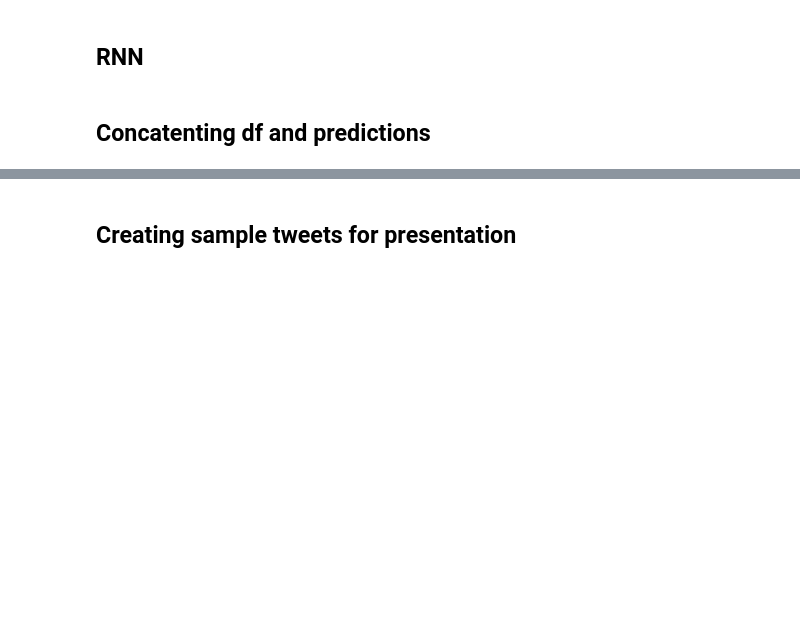
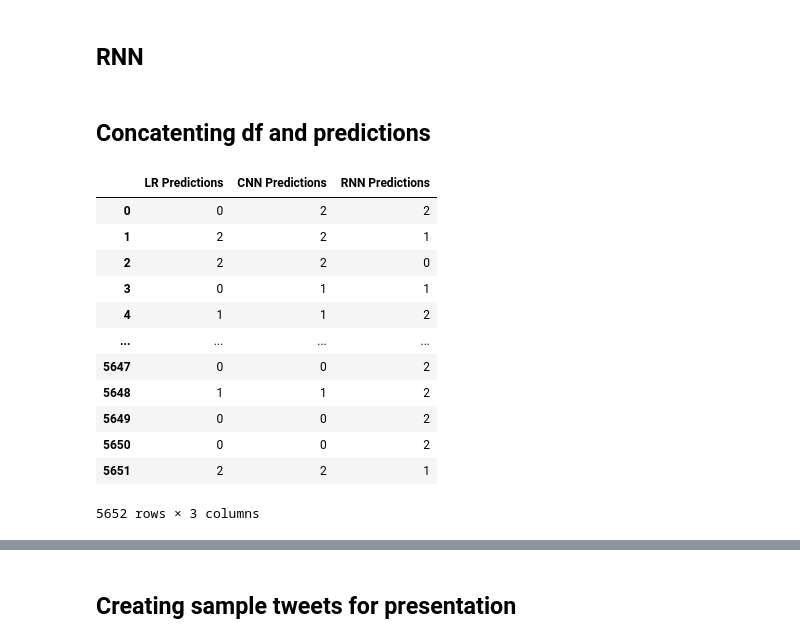
Before and after one commit to Caellwyn/product-flexible-twitter-sentiment-analysis, a Jupyter notebook: notebooks/exploratory/josh_comparing_predictions.ipynb, the cells around one changed output, grey strips where cells are left out. Cells and saved outputs as stored; diff of their text form; code cells hidden in the pictures; blank space fills up the shorter version.

```diff
--- a/notebooks/exploratory/josh_comparing_predictions.ipynb
+++ b/notebooks/exploratory/josh_comparing_predictions.ipynb
@@ -123,3 +128,21 @@ CNN_predictions = pd.DataFrame(CNN_predictions, columns = ['CNN Predictions'])
 RNN_predictions = pd.DataFrame(RNN_predictions, columns = ['RNN Predictions'])
 
 compare_predictions = pd.concat([tweets, true_labels, LR_predictions, CNN_predictions, RNN_predictions], axis = 1)
+# %%
+y_pred = compare_predictions[['LR Predictions','CNN Predictions','RNN Predictions']].astype(int)
+# %%
+y_pred
+# %% [output]
+|  | LR Predictions | CNN Predictions | RNN Predictions |
+| 0 | 0 | 2 | 2 |
+| 1 | 2 | 2 | 1 |
+| 2 | 2 | 2 | 0 |
+| 3 | 0 | 1 | 1 |
+| 4 | 1 | 1 | 2 |
+| ... | ... | ... | ... |
+| 5647 | 0 | 0 | 2 |
+| 5648 | 1 | 1 | 2 |
+| 5649 | 0 | 0 | 2 |
+| 5650 | 0 | 0 | 2 |
+| 5651 | 2 | 2 | 1 |
+5652 rows × 3 columns
```
Also changed, not shown: parts of 12 cells of this notebook, 2 other files.
